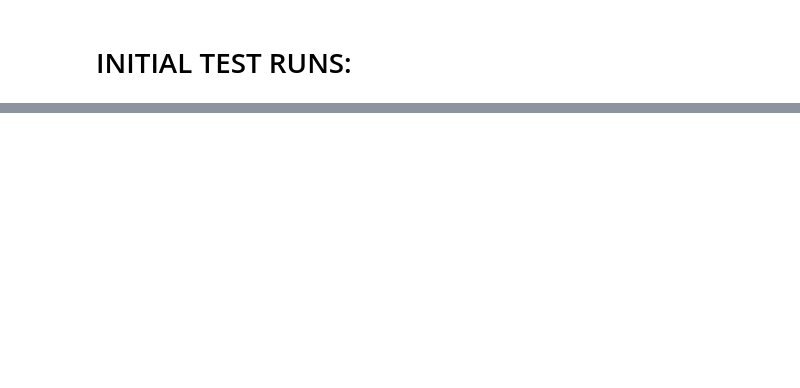
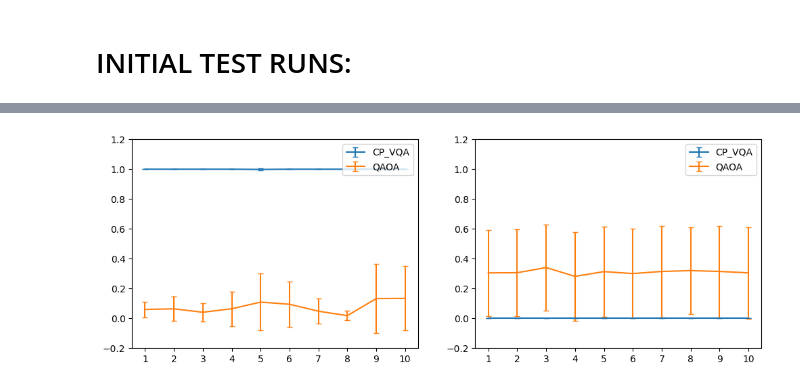
Before and after one commit to seba2390/Azurestuff, a Jupyter notebook: scripts/fig_1.ipynb, the cells around one changed output, grey strips where cells are left out. Drawn from its saved outputs; the diff is of its cells as text; code cells hidden in the pictures; blank space fills up the shorter version.

```diff
--- a/scripts/fig_1.ipynb
+++ b/scripts/fig_1.ipynb
@@ -351,0 +371,44 @@ Optimal state is: |110100000111>
+# %%
+result = {}
+for layer in range(1,MAX_N_LAYERS+1):
+    result[layer] = {}
+    result[layer]['CP_VQA'] = []
+    result[layer]['QAOA'] = []
+
+for run in r:
+    layers = run['(N, k, alpha, max_iter, w_grid, w_nnn, w_strategy, w_z_phase, init_strat, seed, N_layers)'][-1]
+    CP_props, CP_costs = run['CP_VQA'][0], run['CP_VQA'][1]
+    result[layers]['CP_VQA'].append([CP_props[-1], CP_costs[-1]])
+
+    NORMAL_props, NORMAL_costs = run['QAOA'][0], run['QAOA'][1]
+    result[layers]['QAOA'].append([NORMAL_props[-1], NORMAL_costs[-1]])
+
+CP_avgs, CP_std_devs = [], []
+NORMAL_avgs, NORMAL_std_devs = [], []
+for layer in range(1,MAX_N_LAYERS+1):
+    CP_avgs.append(np.mean(result[layer]['CP_VQA'], axis=0).tolist())
+    CP_std_devs.append(np.std(result[layer]['CP_VQA'], axis=0).tolist())
+
+    NORMAL_avgs.append(np.mean(result[layer]['QAOA'], axis=0).tolist())
+    NORMAL_std_devs.append(np.std(result[layer]['QAOA'], axis=0).tolist())
+
+CP_avgs, CP_std_devs = np.array(CP_avgs), np.array(CP_std_devs)
+NORMAL_avgs, NORMAL_std_devs = np.array(NORMAL_avgs), np.array(NORMAL_std_devs)
+# %%
+fig, ax = plt.subplots(1,2,figsize=(12,4))
+layers = [layer for layer in range(1,MAX_N_LAYERS+1)]
+ax[0].errorbar(layers, CP_avgs[:,0],yerr=CP_std_devs[:,0], capsize=3, label='CP_VQA')
+ax[0].errorbar(layers, NORMAL_avgs[:,0],yerr=NORMAL_std_devs[:,0], capsize=3, label='QAOA')
+ax[0].set_xticks(layers)
+ax[0].set_ylim(-0.2,1.2)
+ax[0].legend(loc='upper right')
+
+ax[1].errorbar(layers, CP_avgs[:,1],yerr=CP_std_devs[:,1], capsize=3, label='CP_VQA')
+ax[1].errorbar(layers, NORMAL_avgs[:,1],yerr=NORMAL_std_devs[:,1], capsize=3, label='QAOA')
+ax[1].set_xticks(layers)
+ax[1].set_ylim(-0.2,1.2)
+ax[1].legend(loc='upper right')
+
+plt.show()
+# %% [output]
+[figure, added]
```
Also changed, not shown: parts of 9 cells of this notebook, 2 other files.
